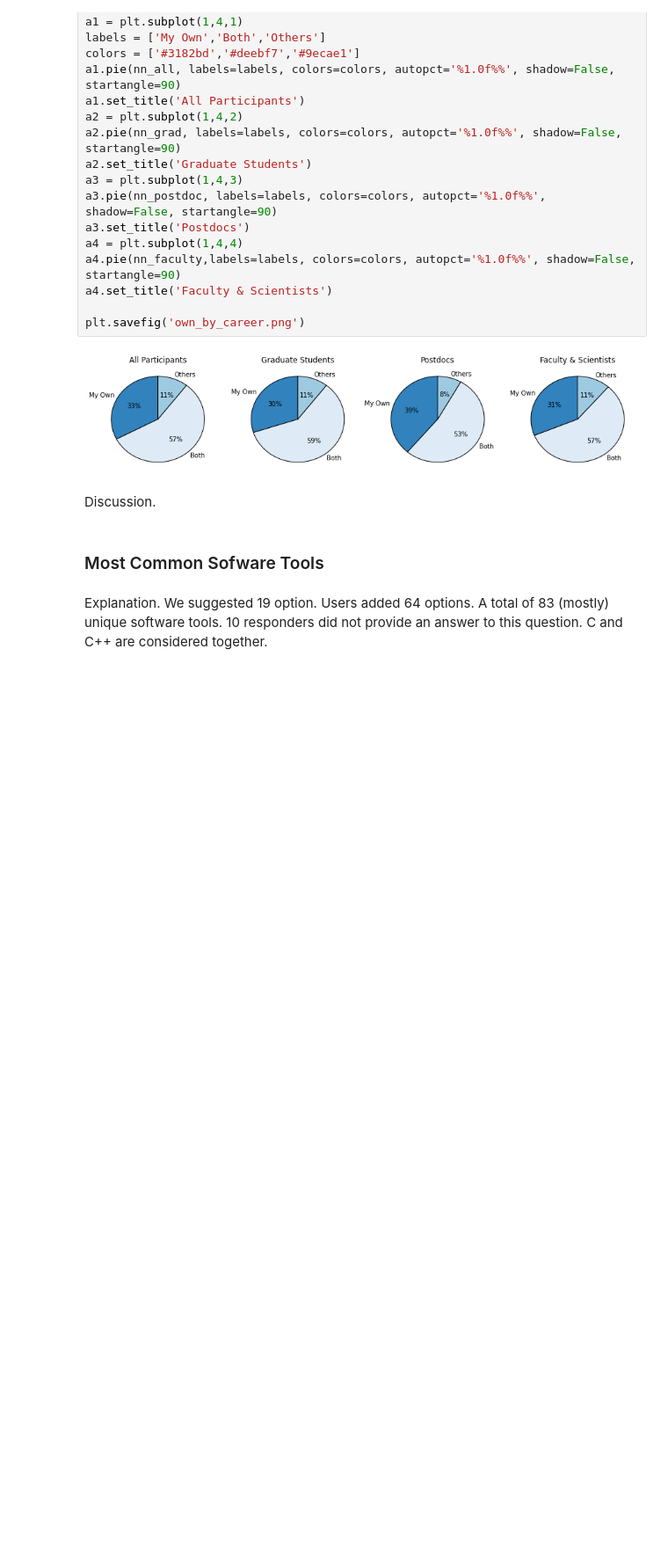
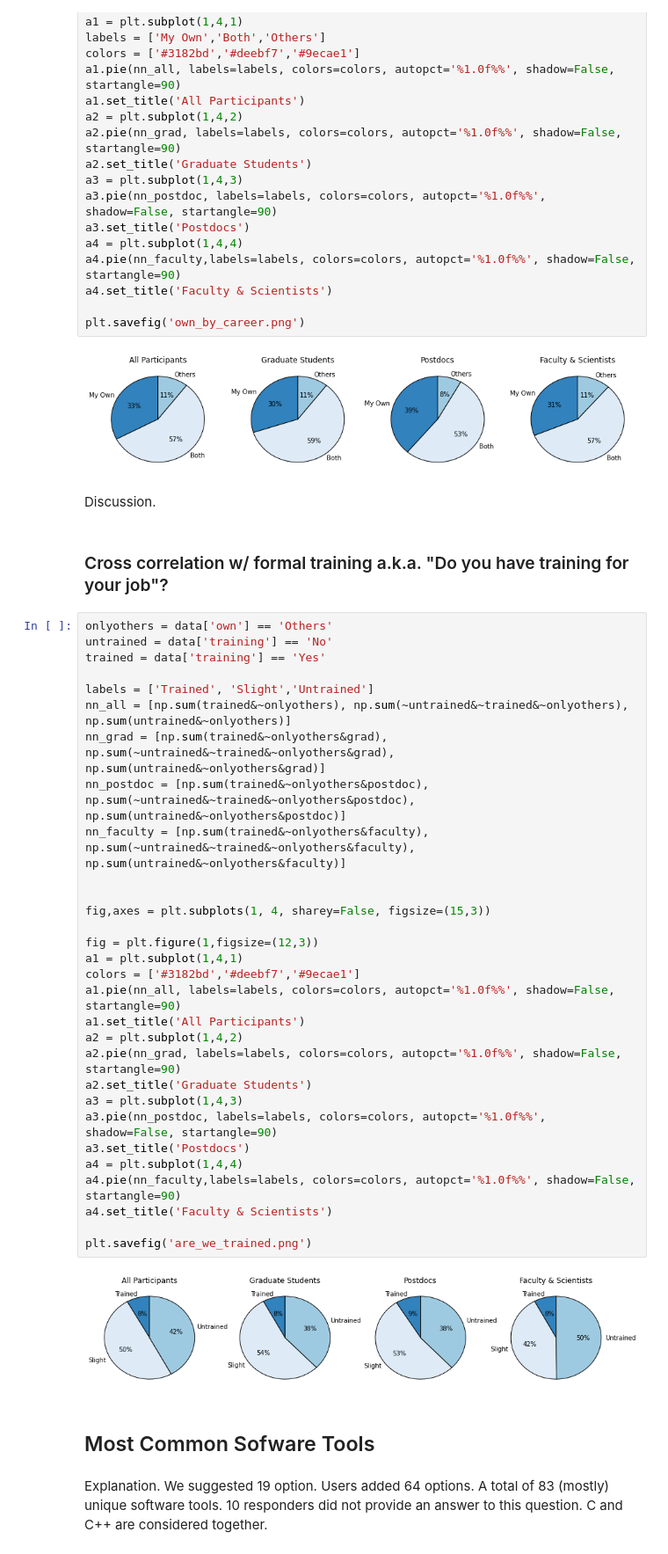
Before and after one commit to eteq/software_survey_analysis, a Jupyter notebook: software_survey.ipynb, the cells around one changed output. Shown: that part at 88% size. Drawn from its saved outputs; the diff is of its cells as text; blank space fills up the shorter version.

```diff
--- a/software_survey.ipynb
+++ b/software_survey.ipynb
@@ -97,8 +100,42 @@ plt.savefig('own_by_career.png')
 [figure]
 # %% [markdown]
 Discussion.
+# %% [markdown]
+### Cross correlation w/ formal training a.k.a. "Do you have training for your job"?
+# %%
+onlyothers = data['own'] == 'Others'
+untrained = data['training'] == 'No'
+trained = data['training'] == 'Yes'
+
+labels = ['Trained', 'Slight','Untrained']
+nn_all = [np.sum(trained&~onlyothers), np.sum(~untrained&~trained&~onlyothers), np.sum(untrained&~onlyothers)]
+nn_grad = [np.sum(trained&~onlyothers&grad), np.sum(~untrained&~trained&~onlyothers&grad), np.sum(untrained&~onlyothers&grad)]
+nn_postdoc = [np.sum(trained&~onlyothers&postdoc), np.sum(~untrained&~trained&~onlyothers&postdoc), np.sum(untrained&~onlyothers&postdoc)]
+nn_faculty = [np.sum(trained&~onlyothers&faculty), np.sum(~untrained&~trained&~onlyothers&faculty), np.sum(untrained&~onlyothers&faculty)]
+
+
+fig,axes = plt.subplots(1, 4, sharey=False, figsize=(15,3))
+
+fig = plt.figure(1,figsize=(12,3))
+a1 = plt.subplot(1,4,1)
+colors = ['#3182bd','#deebf7','#9ecae1']
+a1.pie(nn_all, labels=labels, colors=colors, autopct='%1.0f%%', shadow=False, startangle=90)
+a1.set_title('All Participants')
+a2 = plt.subplot(1,4,2)
+a2.pie(nn_grad, labels=labels, colors=colors, autopct='%1.0f%%', shadow=False, startangle=90)
+a2.set_title('Graduate Students')
+a3 = plt.subplot(1,4,3)
+a3.pie(nn_postdoc, labels=labels, colors=colors, autopct='%1.0f%%', shadow=False, startangle=90)
+a3.set_title('Postdocs')
+a4 = plt.subplot(1,4,4)
+a4.pie(nn_faculty,labels=labels, colors=colors, autopct='%1.0f%%', shadow=False, startangle=90)
+a4.set_title('Faculty & Scientists')
+
+plt.savefig('are_we_trained.png')
+# %% [output]
+[figure, added]
 # %% [markdown]
-### Most Common Sofware Tools
+## Most Common Sofware Tools
 # %% [markdown]
 Explanation. We suggested 19 option. Users added 64 options. A total of 83 (mostly) unique software tools. 10 responders did not provide an answer to this question. C and C++ are considered together.
 # %%
```
Also changed, not shown: parts of 7 cells of this notebook.
